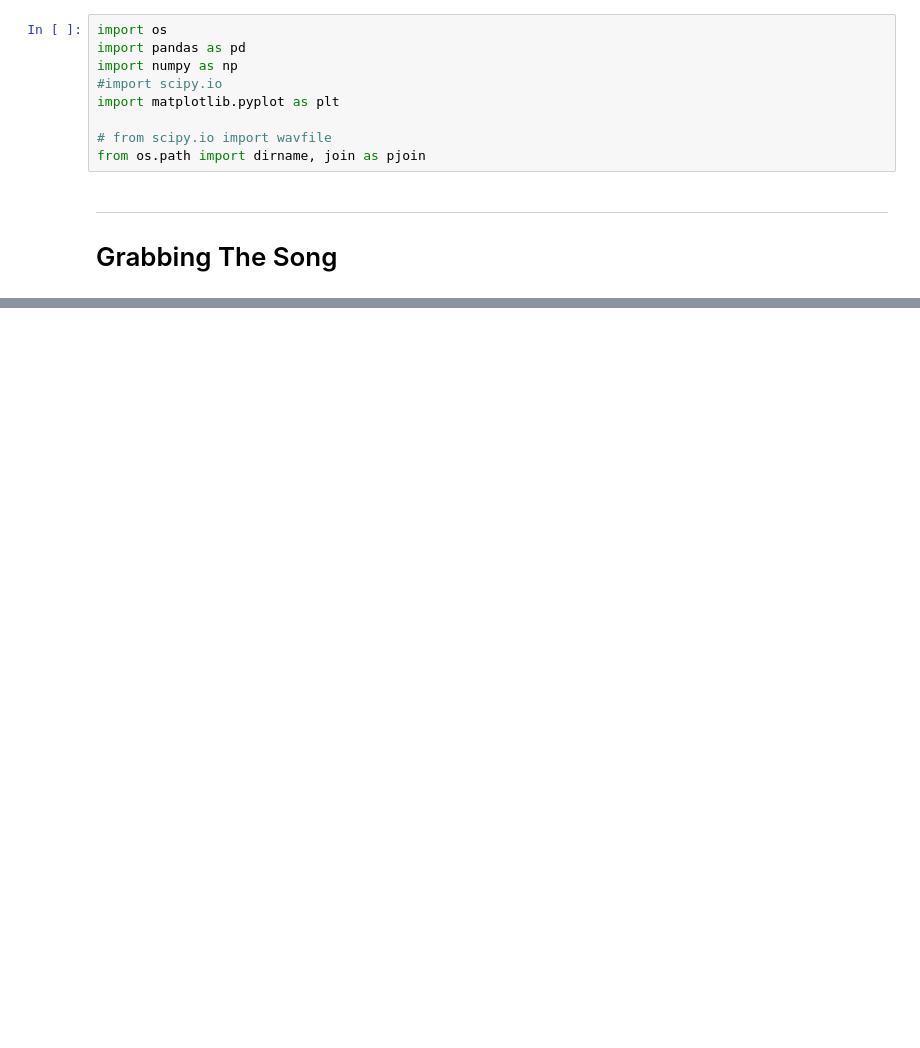
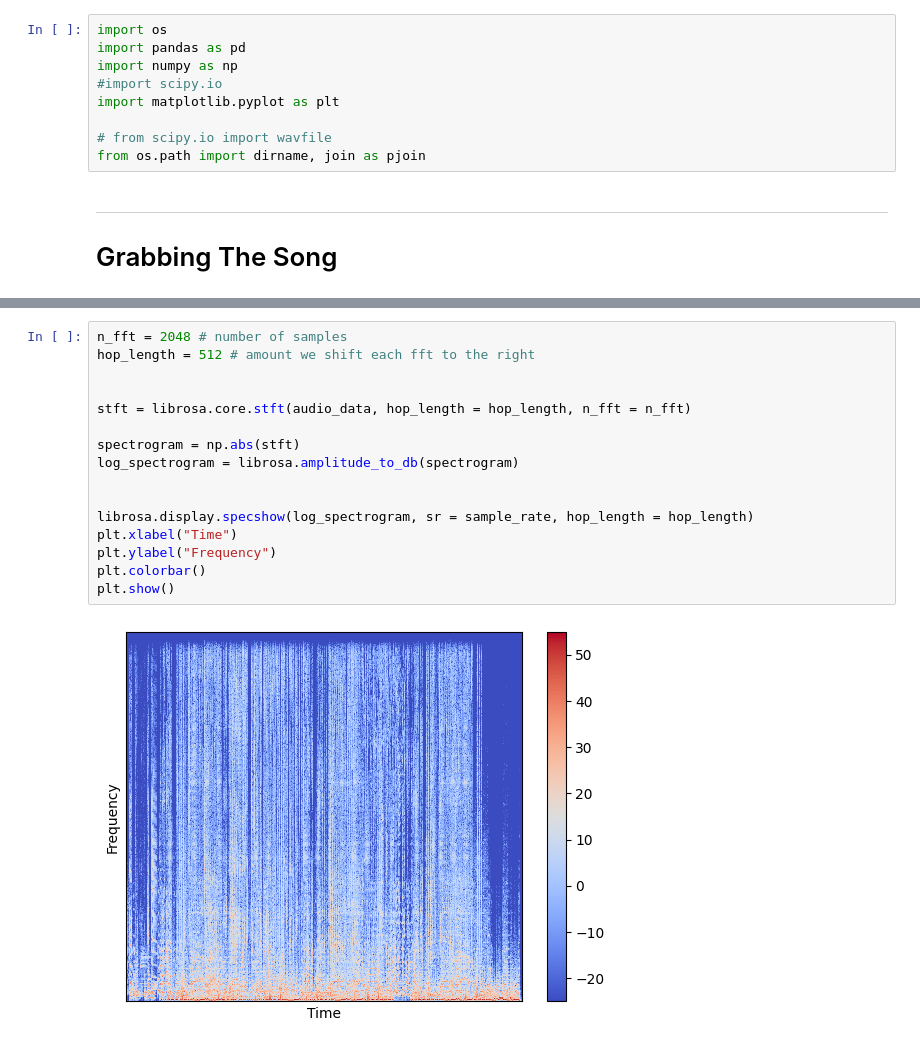
Before and after one commit to Andyreww/Music-Classifier, a Jupyter notebook: songInfo.ipynb, the cells around one changed output, grey strips where cells are left out. Cells and saved outputs as stored; diff of their text form; blank space fills up the shorter version.

```diff
--- a/songInfo.ipynb
+++ b/songInfo.ipynb
@@ -68,0 +68,18 @@ ax[1].legend()
+# %%
+n_fft = 2048 # number of samples
+hop_length = 512 # amount we shift each fft to the right
+
+
+stft = librosa.core.stft(audio_data, hop_length = hop_length, n_fft = n_fft)
+
+spectrogram = np.abs(stft)
+log_spectrogram = librosa.amplitude_to_db(spectrogram)
+
+
+librosa.display.specshow(log_spectrogram, sr = sample_rate, hop_length = hop_length)
+plt.xlabel("Time")
+plt.ylabel("Frequency")
+plt.colorbar()
+plt.show()
+# %% [output]
+[figure, added]
```
Also changed, not shown: parts of 12 cells of this notebook.
